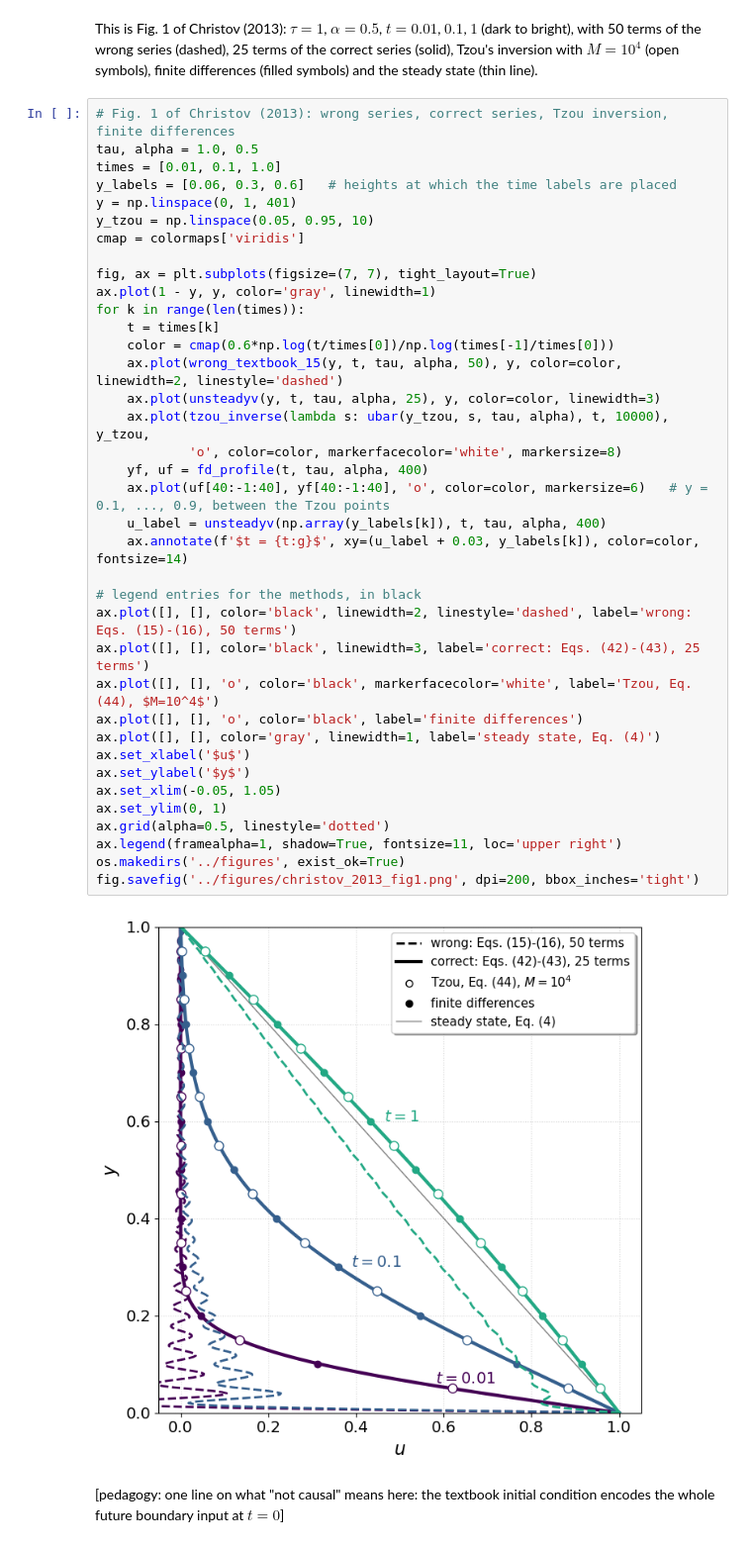
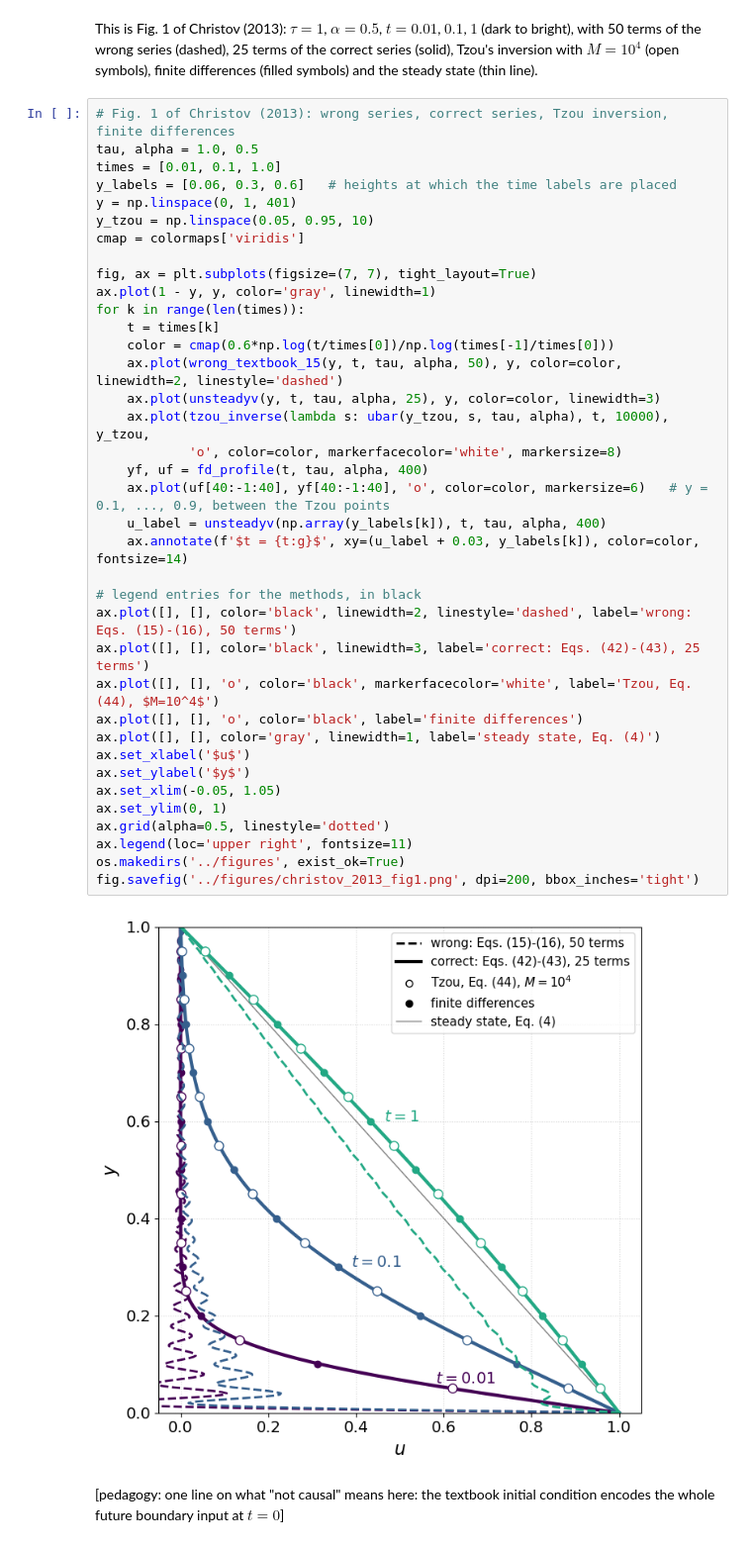
Before and after one commit to ichristov/viscoelastic-startup, a Jupyter notebook: notebooks/christov_2013_oldroydb_couette.ipynb, the cells around one changed output. Shown at 99% size. Cells and saved outputs as stored; diff of their text form.

```diff
--- a/notebooks/christov_2013_oldroydb_couette.ipynb
+++ b/notebooks/christov_2013_oldroydb_couette.ipynb
@@ -411,35 +411,35 @@ y_tzou = np.linspace(0.05, 0.95, 10)
 cmap = colormaps['viridis']
 
 fig, ax = plt.subplots(figsize=(7, 7), tight_layout=True)
 ax.plot(1 - y, y, color='gray', linewidth=1)
 for k in range(len(times)):
     t = times[k]
     color = cmap(0.6*np.log(t/times[0])/np.log(times[-1]/times[0]))
     ax.plot(wrong_textbook_15(y, t, tau, alpha, 50), y, color=color, linewidth=2, linestyle='dashed')
     ax.plot(unsteadyv(y, t, tau, alpha, 25), y, color=color, linewidth=3)
     ax.plot(tzou_inverse(lambda s: ubar(y_tzou, s, tau, alpha), t, 10000), y_tzou,
             'o', color=color, markerfacecolor='white', markersize=8)
     yf, uf = fd_profile(t, tau, alpha, 400)
     ax.plot(uf[40:-1:40], yf[40:-1:40], 'o', color=color, markersize=6)   # y = 0.1, ..., 0.9, between the Tzou points
     u_label = unsteadyv(np.array(y_labels[k]), t, tau, alpha, 400)
     ax.annotate(f'$t = {t:g}$', xy=(u_label + 0.03, y_labels[k]), color=color, fontsize=14)
 
 # legend entries for the methods, in black
 ax.plot([], [], color='black', linewidth=2, linestyle='dashed', label='wrong: Eqs. (15)-(16), 50 terms')
 ax.plot([], [], color='black', linewidth=3, label='correct: Eqs. (42)-(43), 25 terms')
 ax.plot([], [], 'o', color='black', markerfacecolor='white', label='Tzou, Eq. (44), $M=10^4$')
 ax.plot([], [], 'o', color='black', label='finite differences')
 ax.plot([], [], color='gray', linewidth=1, label='steady state, Eq. (4)')
 ax.set_xlabel('$u$')
 ax.set_ylabel('$y$')
 ax.set_xlim(-0.05, 1.05)
 ax.set_ylim(0, 1)
 ax.grid(alpha=0.5, linestyle='dotted')
-ax.legend(framealpha=1, shadow=True, fontsize=11, loc='upper right')
+ax.legend(loc='upper right', fontsize=11)
 os.makedirs('../figures', exist_ok=True)
 fig.savefig('../figures/christov_2013_fig1.png', dpi=200, bbox_inches='tight')
 # %% [output]
-[figure, old version]
+[figure, new version]
 # %% [markdown]
 [pedagogy: one line on what "not causal" means here: the textbook initial condition encodes the whole future boundary input at $t=0$]
 # %%
```
Also changed, not shown: parts of 3 cells of this notebook, 9 other files.
